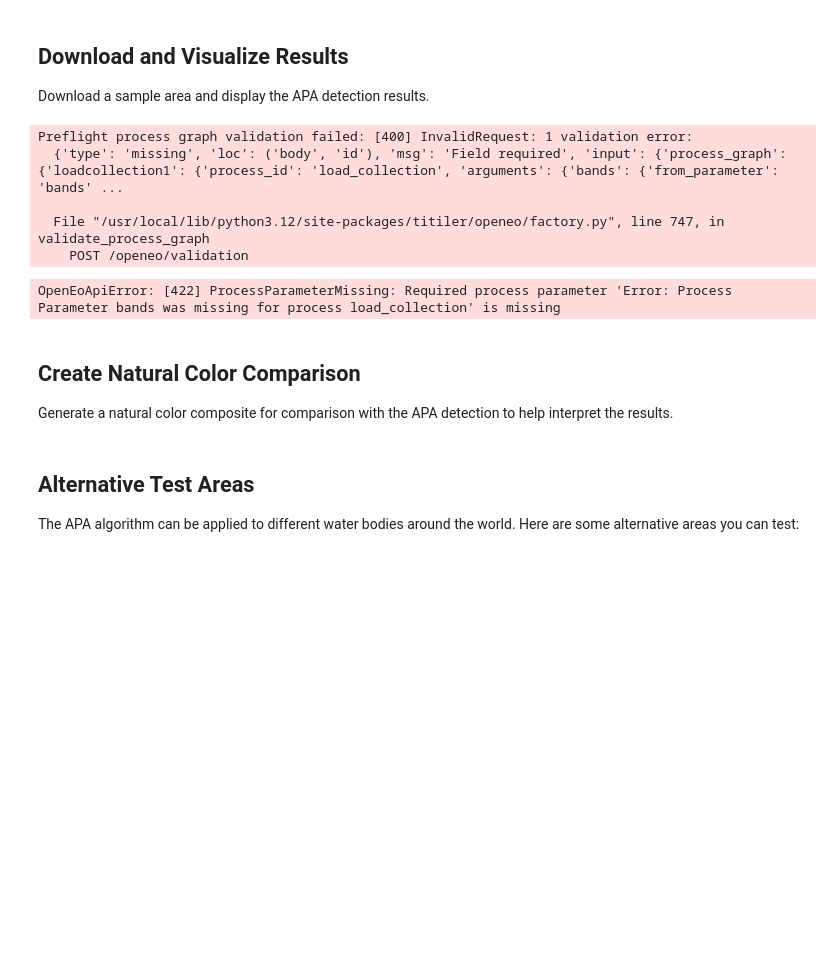
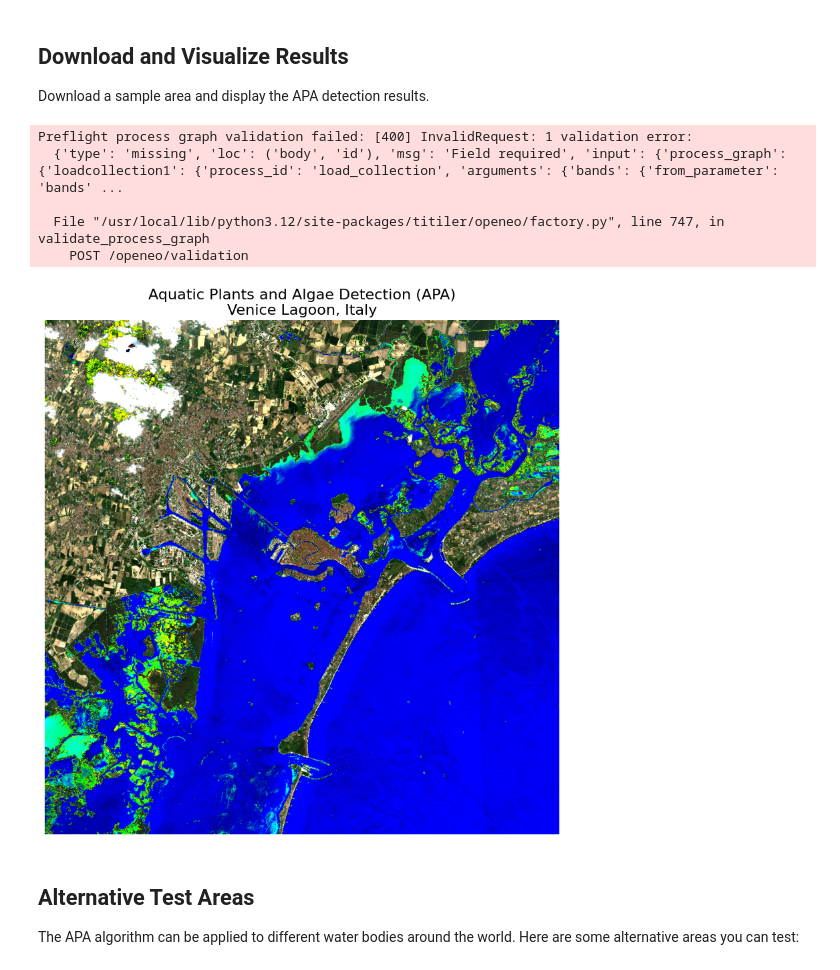
Before and after one commit to developmentseed/openeo-udp, a Jupyter notebook: notebooks/sentinel/sentinel-2/marine_and_water_bodies/apa_aquatic_plants_algae.ipynb, the cells around one changed output. Cells and saved outputs as stored; diff of their text form; code cells hidden in the pictures; blank space fills up the shorter version.

```diff
--- a/notebooks/sentinel/sentinel-2/marine_and_water_bodies/apa_aquatic_plants_algae.ipynb
+++ b/notebooks/sentinel/sentinel-2/marine_and_water_bodies/apa_aquatic_plants_algae.ipynb
@@ -139,8 +131,13 @@ def apa_visualization(data):
     - Turquoise to yellow for aquatic vegetation (increasing density)
     """
     B02, B03, B04, B05, B08, B8A, B11 = (
-        data[0], data[1], data[2], data[3],
-        data[4], data[5], data[6]
+        data[0],
+        data[1],
+        data[2],
+        data[3],
+        data[4],
+        data[5],
+        data[6],
     )
 
     # Indices to apply mask to water bodies
@@ -169,21 +166,17 @@ def apa_visualization(data):
 
     # Apply conditional logic following the original evalscript structure
     result = if_(
-        B11 > 0.1,  # Check for valid data
+        and_(B11 > 0.1, bRatio > 1),
+        land_color,
         if_(
-            bRatio > 1,  # Cloud detection
+            and_(B11 > 0.1, and_(bRatio > 0, NDGR > 0)),
             land_color,
             if_(
-                and_(bRatio > 0, NDGR > 0),  # Additional cloud detection
-                land_color,
-                if_(
-                    and_(NDWI < 0, water_bodies > 0),  # Land areas with some water signature
-                    land_color,
-                    apa_color  # Water areas with vegetation/algae detection
-                )
+                NDWI < 0,
+                if_(water_bodies > 0, land_color, apa_color),
+                apa_color
             )
-        ),
-        land_color  # Invalid data areas
+        )
     )
 
     return result
@@ -249,23 +242,33 @@ APA Service created: 338519f7-bd60-4941-be4a-521366d5e585
 
 Download a sample area and display the APA detection results.
 # %%
-# Download a sample area for visualization
-apa_image_png.download("apa_venice_lagoon.png")
+# Download a sample area for visualization - focus on Venice City
+sample_area = {"west": 12.15, "south": 45.3, "east": 12.5, "north": 45.55}
+
+# Define parameters for the process graph
+bounding_box = Parameter("bounding_box", default=sample_area, optional=True)
+connection.download(
+    {
+        "process_graph": apa_image_png.flat_graph(),
+        "parameters": [
+            time.to_dict(),
+            bounding_box.to_dict(),
+            bands.to_dict(),
+        ]
+    },
+    "apa_venice_lagoon.png",
+)
 
 img_apa = Image.open("apa_venice_lagoon.png")
 plt.figure(figsize=(12, 10))
 plt.imshow(img_apa)
 plt.title("Aquatic Plants and Algae Detection (APA)\nVenice Lagoon, Italy", fontsize=16)
 plt.axis("off")
 plt.show()
 # %% [output]
 Preflight process graph validation failed: [400] InvalidRequest: 1 validation error:
   {'type': 'missing', 'loc': ('body', 'id'), 'msg': 'Field required', 'input': {'process_graph': {'loadcollection1': {'process_id': 'load_collection', 'arguments': {'bands': {'from_parameter': 'bands' ...
 
   File "/usr/local/lib/python3.12/site-packages/titiler/openeo/factory.py", line 747, in validate_process_graph
     POST /openeo/validation
-OpenEoApiError: [422] ProcessParameterMissing: Required process parameter 'Error: Process Parameter bands was missing for process load_collection' is missing
+[figure, added]
-# %% [markdown]
-## Create Natural Color Comparison
-
-Generate a natural color composite for comparison with the APA detection to help interpret the results.
```
Also changed, not shown: parts of 2 cells of this notebook, 3 other files.
